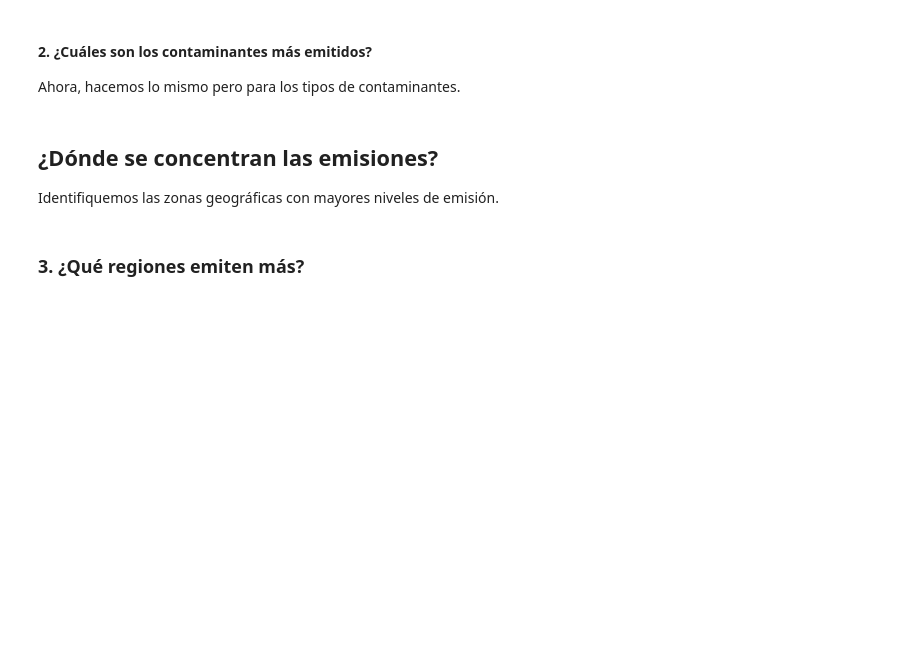
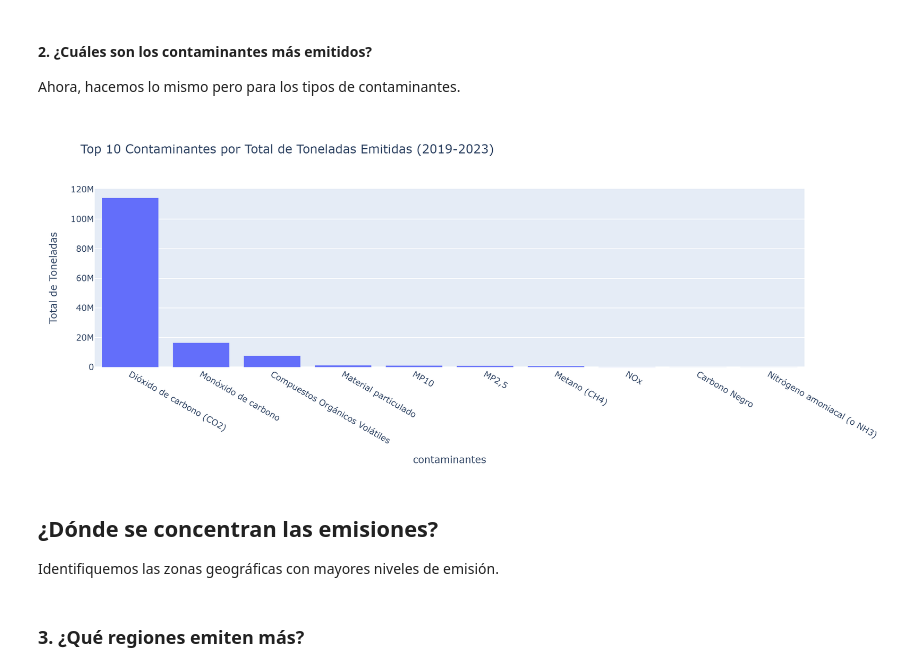
Before and after one commit to Ricardouchub/Mapa-Interactivo-de-Emisiones-por-Quemas-y-Combustion-en-Chile, a Jupyter notebook: Atlas_Interactivo_Emisiones_Chile.ipynb, the cells around one changed output. Saved outputs shown, nothing was run; the diff lists cells and outputs as text; code cells hidden in the pictures; blank space fills up the shorter version.

```diff
--- a/Atlas_Interactivo_Emisiones_Chile.ipynb
+++ b/Atlas_Interactivo_Emisiones_Chile.ipynb
@@ -311,17 +321,23 @@ Ahora, hacemos lo mismo pero para los tipos de contaminantes.
 # %%
 # Agrupamos por contaminante y sumamos
 emisiones_por_contaminante = df_total.groupby('contaminantes')['cantidad_toneladas'].sum().nlargest(10)
 
 # Creamos el gráfico
 fig_contaminante = px.bar(
     emisiones_por_contaminante,
     x=emisiones_por_contaminante.index,
     y='cantidad_toneladas',
     title='Top 10 Contaminantes por Total de Toneladas Emitidas (2019-2023)',
     labels={'cantidad_toneladas': 'Total de Toneladas', 'x': 'Contaminante'}
 )
 
 fig_contaminante.show()
+
+# Guarda la figura como imagen para mostrar en el notebook de Github
+fig_contaminante.write_image("img/total_contaminantes_emitidos.png", width=1200, height=500, scale=2)
+Image(filename="img/total_contaminantes_emitidos.png")
+# %% [output]
+[figure, added]
 # %% [markdown]
 ## ¿Dónde se concentran las emisiones?
 Identifiquemos las zonas geográficas con mayores niveles de emisión.
```
Also changed, not shown: parts of 6 cells of this notebook.
